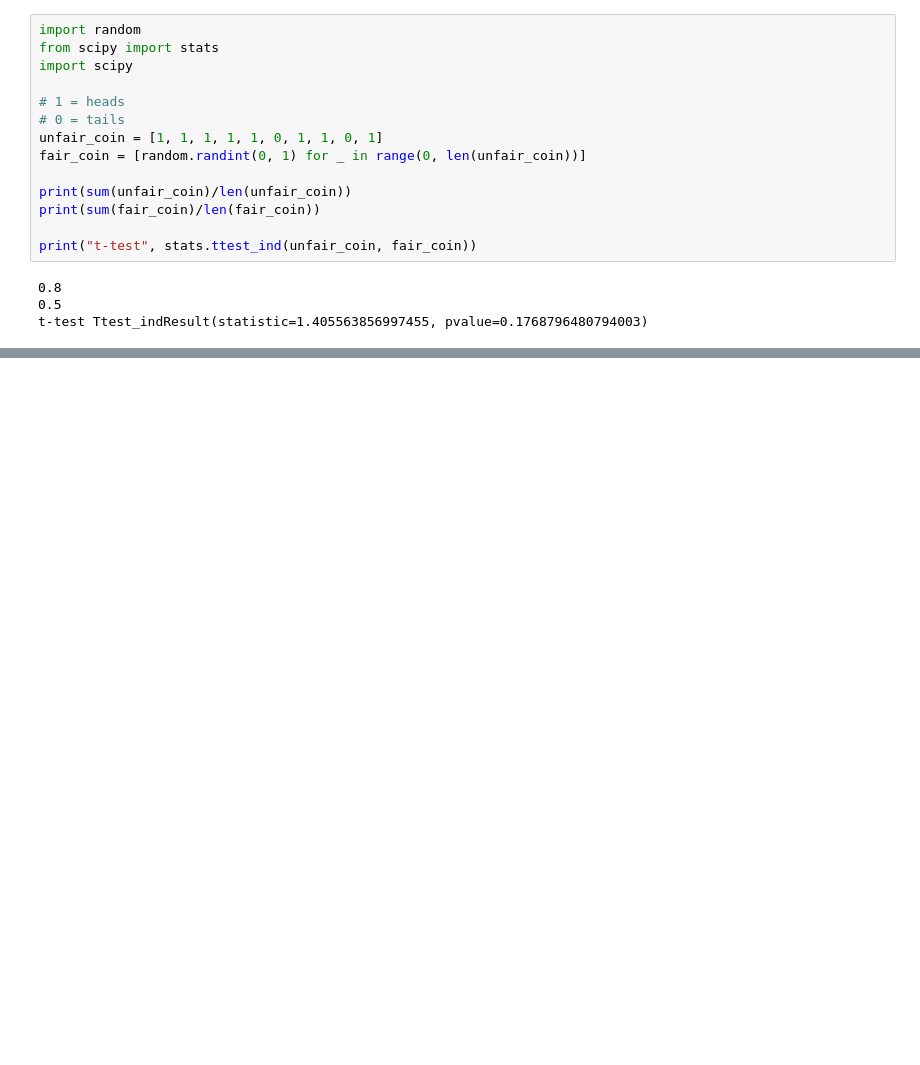
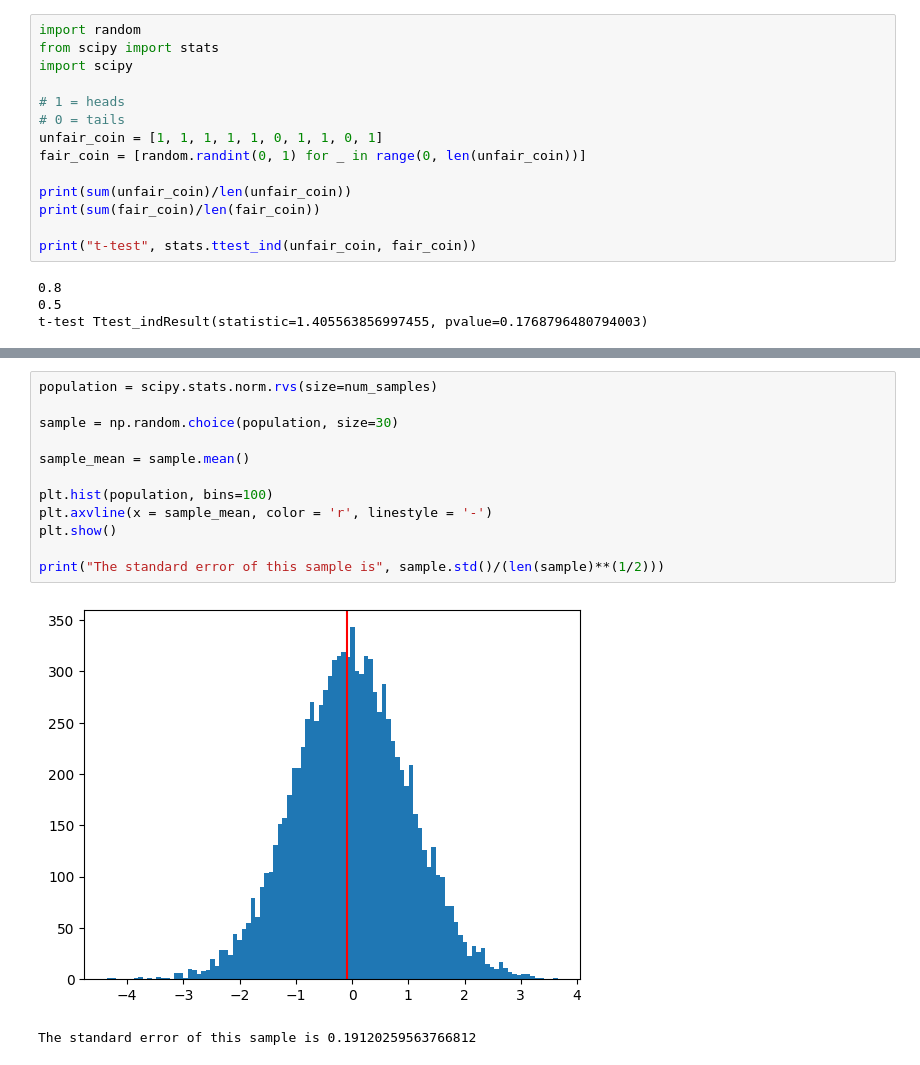
Before and after one commit to The-Knowledge-House/DS_22, a Jupyter notebook: phase_3/week_1/3_21/basic_stats_review_notes.ipynb, the cells around one changed output, grey strips where cells are left out. Cells and saved outputs as stored; diff of their text form; blank space fills up the shorter version.

```diff
--- a/phase_3/week_1/3_21/basic_stats_review_notes.ipynb
+++ b/phase_3/week_1/3_21/basic_stats_review_notes.ipynb
@@ -368,0 +413,15 @@ t-test Ttest_indResult(statistic=1.405563856997455, pvalue=0.1768796480794003)
+# %%
+population = scipy.stats.norm.rvs(size=num_samples)
+
+sample = np.random.choice(population, size=30)
+
+sample_mean = sample.mean()
+
+plt.hist(population, bins=100)
+plt.axvline(x = sample_mean, color = 'r', linestyle = '-')
+plt.show()
+
+print("The standard error of this sample is", sample.std()/(len(sample)**(1/2)))
+# %% [output]
+[figure, added]
+The standard error of this sample is 0.19120259563766812
```
Also changed, not shown: parts of 13 cells of this notebook, 3 other files.
